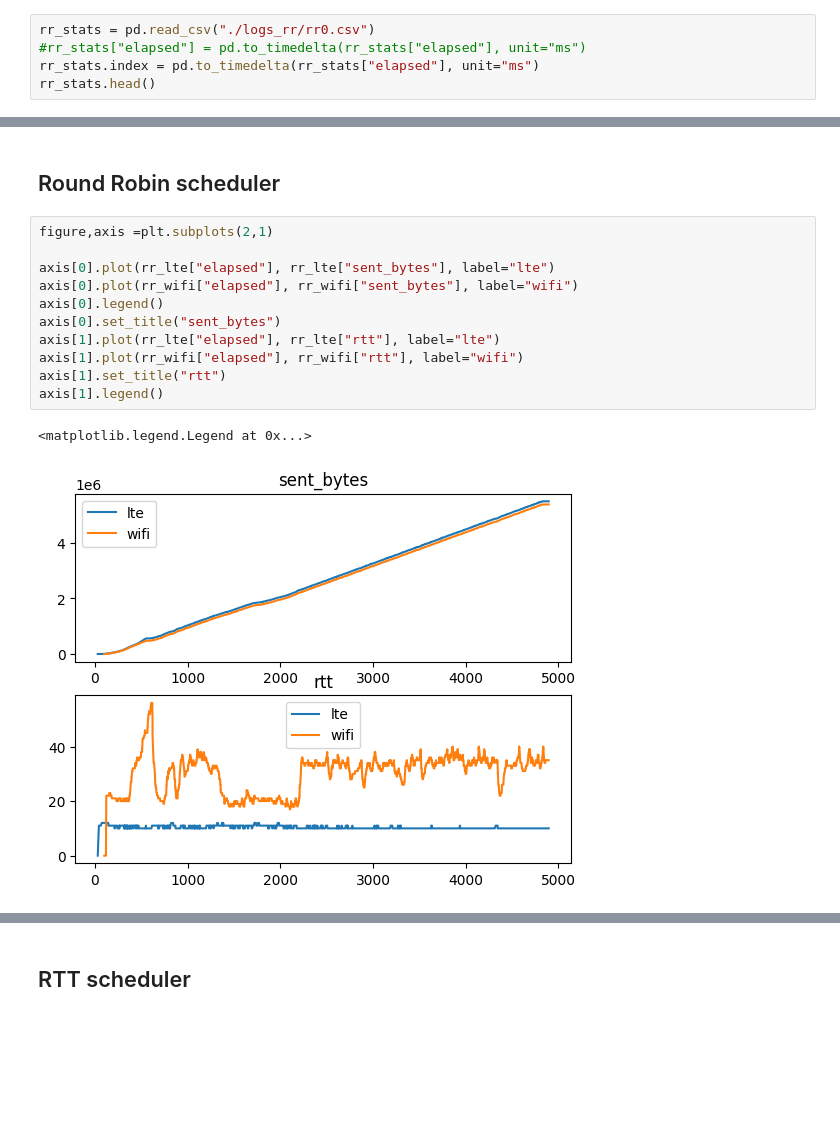
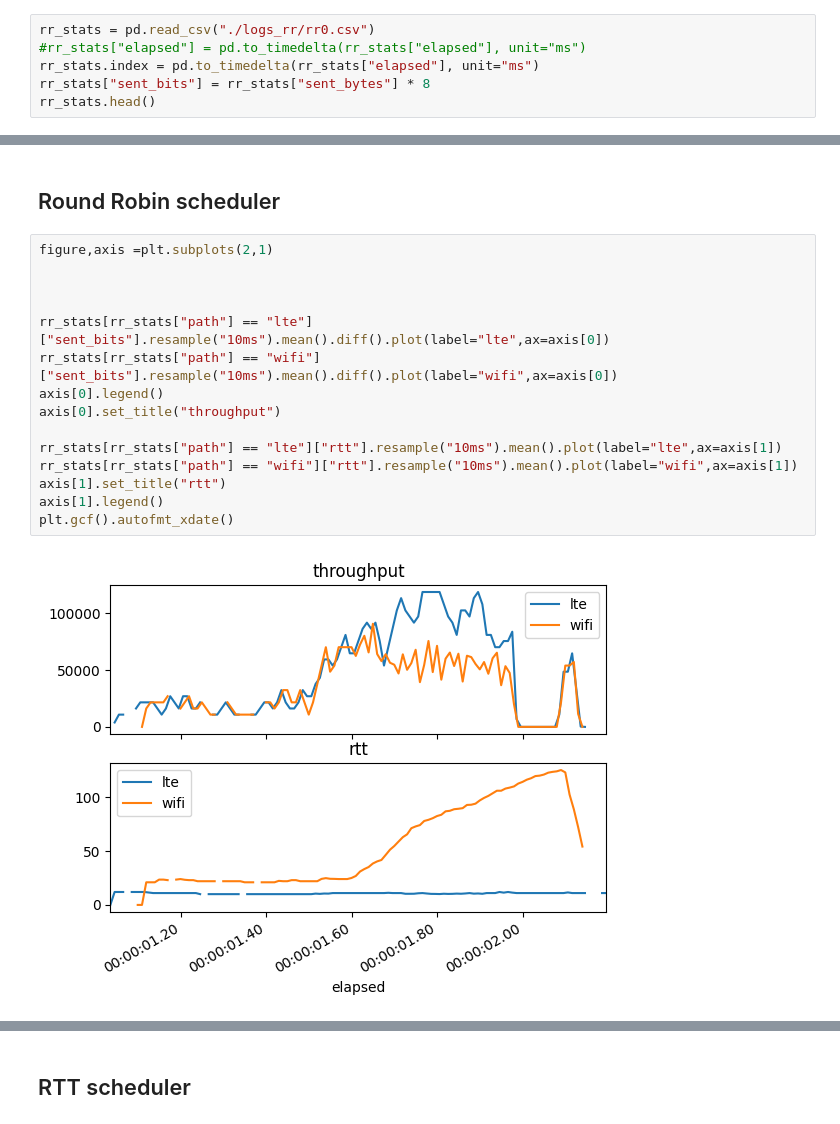
Before and after one commit to jglara/mpquic-rl, a Jupyter notebook: mpquic-rl.ipynb, the cells around one changed output, grey strips where cells are left out. Saved outputs shown, nothing was run; the diff lists cells and outputs as text; blank space fills up the shorter version.

```diff
--- a/mpquic-rl.ipynb
+++ b/mpquic-rl.ipynb
@@ -53,5 +32,6 @@ Text(0.5, 1.0, 'Download speed (Mbps)')
 rr_stats = pd.read_csv("./logs_rr/rr0.csv")
 #rr_stats["elapsed"] = pd.to_timedelta(rr_stats["elapsed"], unit="ms")
 rr_stats.index = pd.to_timedelta(rr_stats["elapsed"], unit="ms")
+rr_stats["sent_bits"] = rr_stats["sent_bytes"] * 8
 rr_stats.head()
 # %% [output]
@@ -100,14 +98,17 @@ rr_lte[["sent_bytes"]].resample("100ms").mean().diff().plot()
 # %%
 figure,axis =plt.subplots(2,1)
 
-axis[0].plot(rr_lte["elapsed"], rr_lte["sent_bytes"], label="lte")
-axis[0].plot(rr_wifi["elapsed"], rr_wifi["sent_bytes"], label="wifi")
+
+
+rr_stats[rr_stats["path"] == "lte"]["sent_bits"].resample("10ms").mean().diff().plot(label="lte",ax=axis[0])
+rr_stats[rr_stats["path"] == "wifi"]["sent_bits"].resample("10ms").mean().diff().plot(label="wifi",ax=axis[0])
 axis[0].legend()
-axis[0].set_title("sent_bytes")
-axis[1].plot(rr_lte["elapsed"], rr_lte["rtt"], label="lte")
-axis[1].plot(rr_wifi["elapsed"], rr_wifi["rtt"], label="wifi")
+axis[0].set_title("throughput")
+
+rr_stats[rr_stats["path"] == "lte"]["rtt"].resample("10ms").mean().plot(label="lte",ax=axis[1])
+rr_stats[rr_stats["path"] == "wifi"]["rtt"].resample("10ms").mean().plot(label="wifi",ax=axis[1])
 axis[1].set_title("rtt")
 axis[1].legend()
+plt.gcf().autofmt_xdate()
 # %% [output]
-<matplotlib.legend.Legend at 0x...>
-[figure, old version]
+[figure, new version]
```
Also changed, not shown: parts of 21 cells of this notebook, 7 other files.
